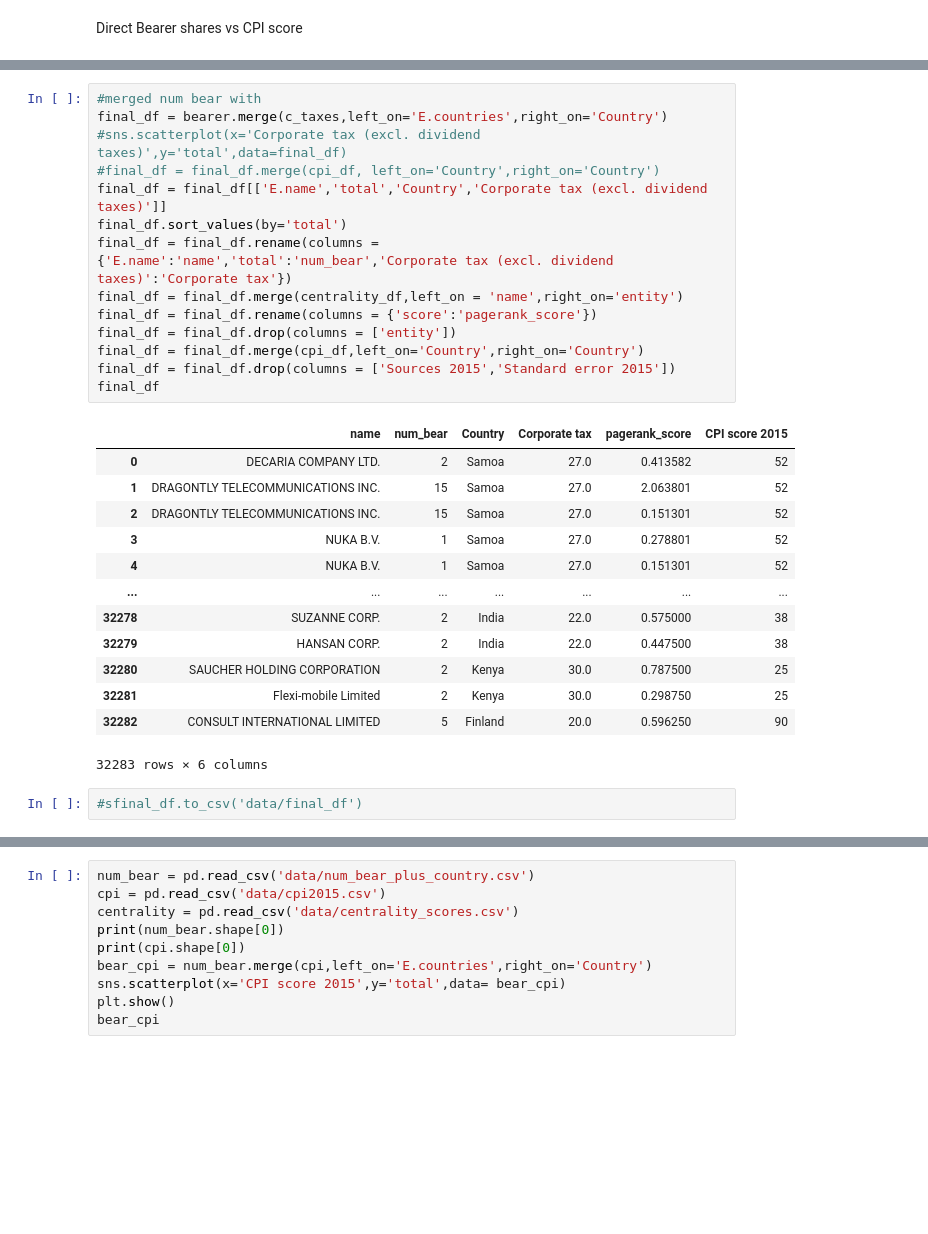
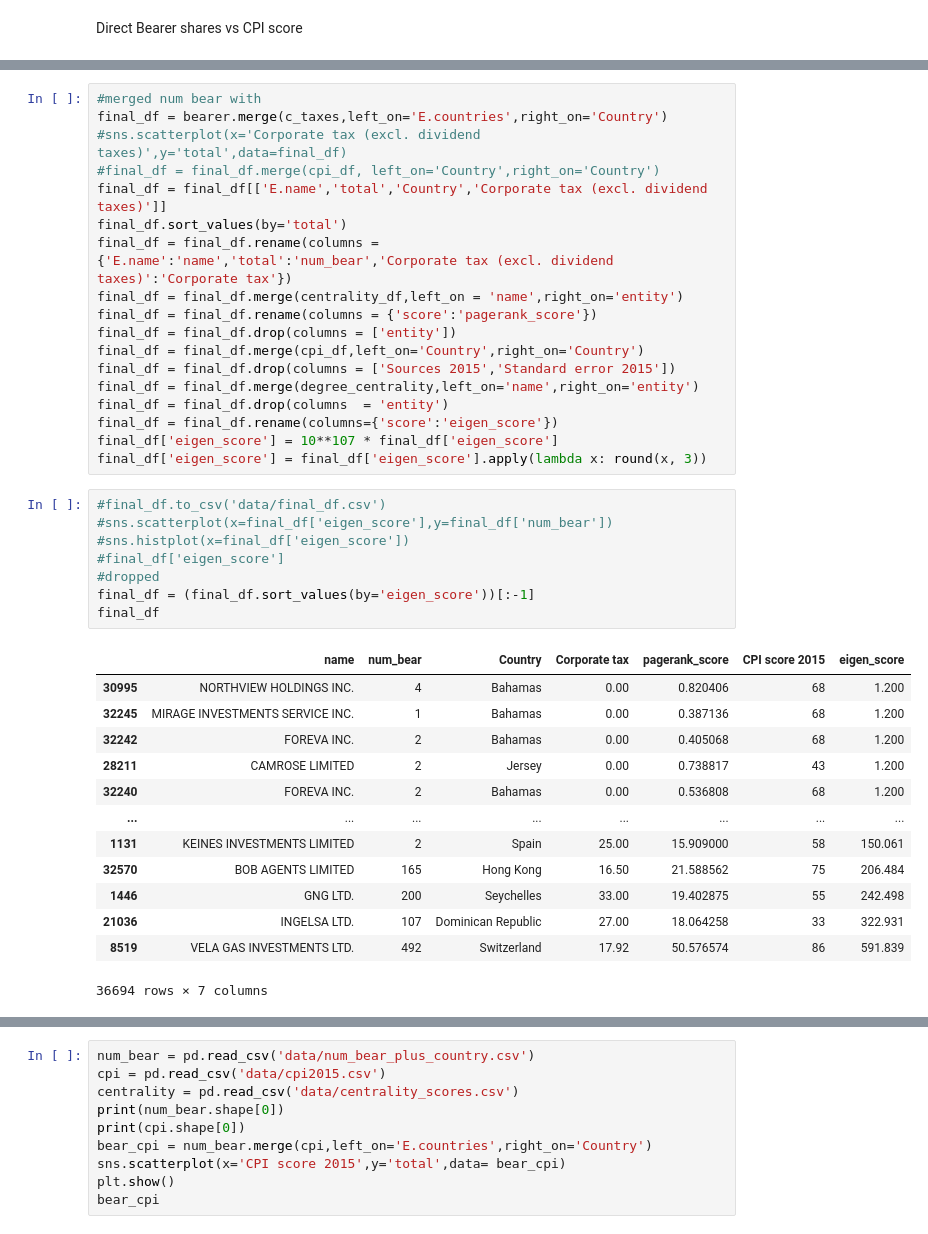
Before and after one commit to alexmak001/Panama-Papers, a Jupyter notebook: johncode.ipynb, the cells around one changed output, grey strips where cells are left out. Drawn from its saved outputs; the diff is of its cells as text; blank space fills up the shorter version.

```diff
--- a/johncode.ipynb
+++ b/johncode.ipynb
@@ -74,20 +76,30 @@ final_df = final_df.rename(columns = {'score':'pagerank_score'})
 final_df = final_df.drop(columns = ['entity'])
 final_df = final_df.merge(cpi_df,left_on='Country',right_on='Country')
 final_df = final_df.drop(columns = ['Sources 2015','Standard error 2015'])
-final_df
+final_df = final_df.merge(degree_centrality,left_on='name',right_on='entity')
+final_df = final_df.drop(columns  = 'entity')
+final_df = final_df.rename(columns={'score':'eigen_score'})
+final_df['eigen_score'] = 10**107 * final_df['eigen_score']
+final_df['eigen_score'] = final_df['eigen_score'].apply(lambda x: round(x, 3))
-# %% [output]
-|  | name | num_bear | Country | Corporate tax | pagerank_score | CPI score 2015 |
-| 0 | DECARIA COMPANY LTD. | 2 | Samoa | 27.0 | 0.413582 | 52 |
-| 1 | DRAGONTLY TELECOMMUNICATIONS INC. | 15 | Samoa | 27.0 | 2.063801 | 52 |
-| 2 | DRAGONTLY TELECOMMUNICATIONS INC. | 15 | Samoa | 27.0 | 0.151301 | 52 |
-| 3 | NUKA B.V. | 1 | Samoa | 27.0 | 0.278801 | 52 |
-| 4 | NUKA B.V. | 1 | Samoa | 27.0 | 0.151301 | 52 |
-| ... | ... | ... | ... | ... | ... | ... |
-| 32278 | SUZANNE CORP. | 2 | India | 22.0 | 0.575000 | 38 |
-| 32279 | HANSAN CORP. | 2 | India | 22.0 | 0.447500 | 38 |
-| 32280 | SAUCHER HOLDING CORPORATION | 2 | Kenya | 30.0 | 0.787500 | 25 |
-| 32281 | Flexi-mobile Limited | 2 | Kenya | 30.0 | 0.298750 | 25 |
-| 32282 | CONSULT INTERNATIONAL LIMITED | 5 | Finland | 20.0 | 0.596250 | 90 |
-32283 rows × 6 columns
-# %%
-#sfinal_df.to_csv('data/final_df')
+# %%
+#final_df.to_csv('data/final_df.csv')
+#sns.scatterplot(x=final_df['eigen_score'],y=final_df['num_bear'])
+#sns.histplot(x=final_df['eigen_score'])
+#final_df['eigen_score']
+#dropped
+final_df = (final_df.sort_values(by='eigen_score'))[:-1]
+final_df
+# %% [output]
+|  | name | num_bear | Country | Corporate tax | pagerank_score | CPI score 2015 | eigen_score |
+| 30995 | NORTHVIEW HOLDINGS INC. | 4 | Bahamas | 0.00 | 0.820406 | 68 | 1.200 |
+| 32245 | MIRAGE INVESTMENTS SERVICE INC. | 1 | Bahamas | 0.00 | 0.387136 | 68 | 1.200 |
+| 32242 | FOREVA INC. | 2 | Bahamas | 0.00 | 0.405068 | 68 | 1.200 |
+| 28211 | CAMROSE LIMITED | 2 | Jersey | 0.00 | 0.738817 | 43 | 1.200 |
+| 32240 | FOREVA INC. | 2 | Bahamas | 0.00 | 0.536808 | 68 | 1.200 |
+| ... | ... | ... | ... | ... | ... | ... | ... |
+| 1131 | KEINES INVESTMENTS LIMITED | 2 | Spain | 25.00 | 15.909000 | 58 | 150.061 |
+| 32570 | BOB AGENTS LIMITED | 165 | Hong Kong | 16.50 | 21.588562 | 75 | 206.484 |
+| 1446 | GNG LTD. | 200 | Seychelles | 33.00 | 19.402875 | 55 | 242.498 |
+| 21036 | INGELSA LTD. | 107 | Dominican Republic | 27.00 | 18.064258 | 33 | 322.931 |
+| 8519 | VELA GAS INVESTMENTS LTD. | 492 | Switzerland | 17.92 | 50.576574 | 86 | 591.839 |
+36694 rows × 7 columns
```
Also changed, not shown: parts of 17 cells of this notebook, 14 other files.
